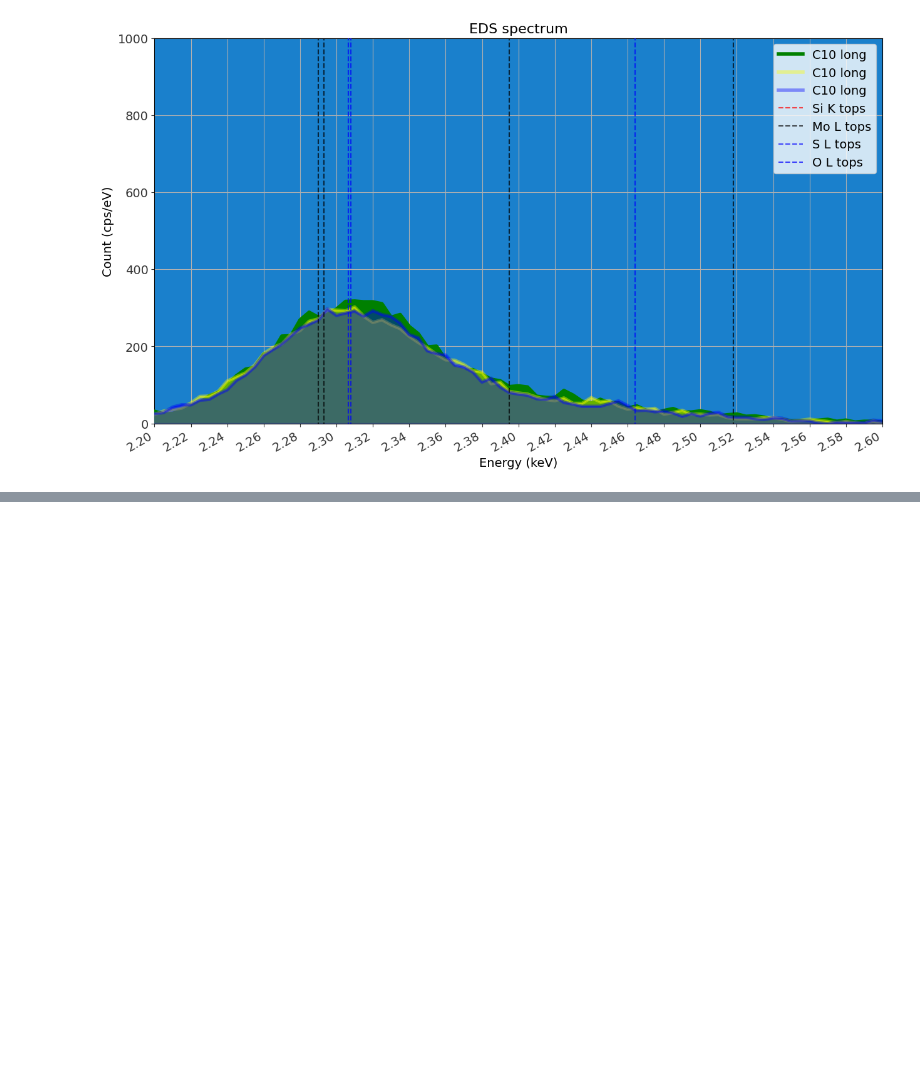
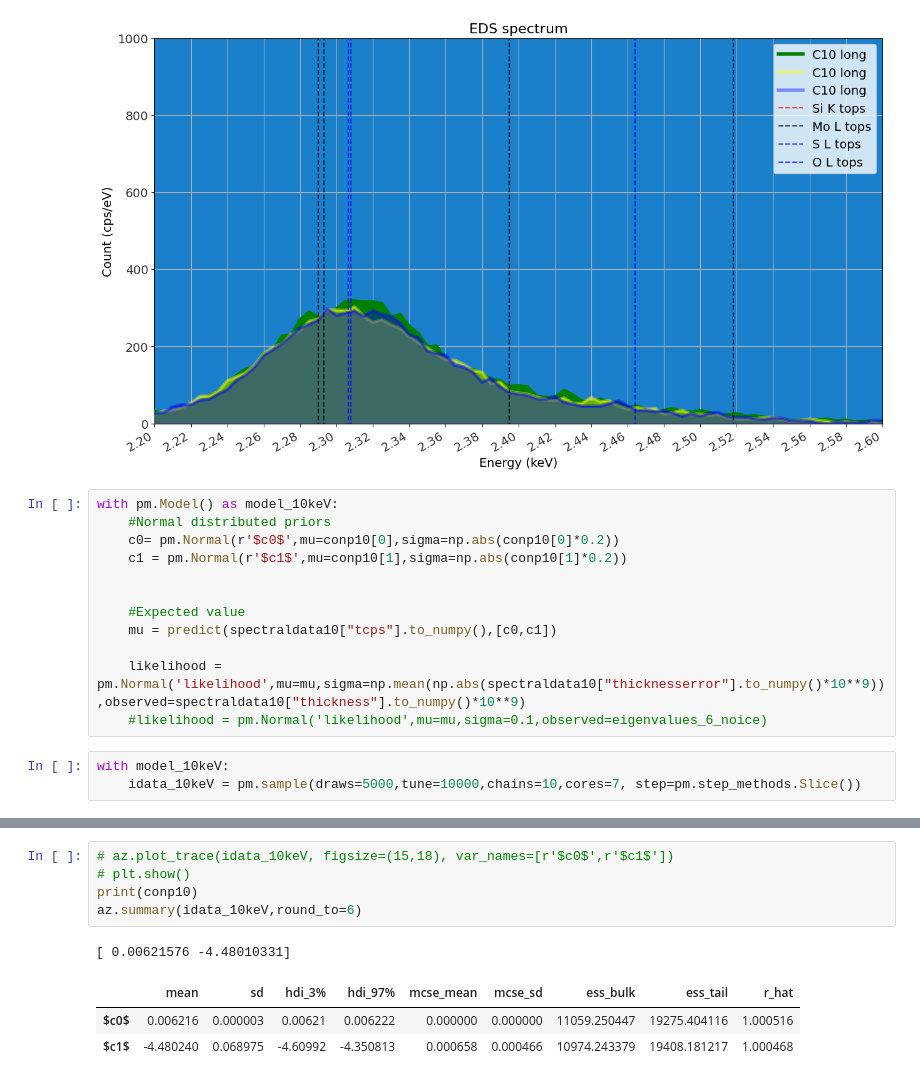
Before and after one commit to Lionfish30/Sommarjobb-2024, a Jupyter notebook: Data Importer.ipynb, the cells around one changed output, grey strips where cells are left out. Saved outputs shown, nothing was run; the diff lists cells and outputs as text; blank space fills up the shorter version.

```diff
--- a/Data Importer.ipynb
+++ b/Data Importer.ipynb
@@ -588,3 +580,18 @@ ax.legend(fontsize=14)
 plt.show()
 # %% [output]
 [figure]
+# %%
+with pm.Model() as model_10keV:
+    #Normal distributed priors
+    c0= pm.Normal(r'$c0$',mu=conp10[0],sigma=np.abs(conp10[0]*0.2))
+    c1 = pm.Normal(r'$c1$',mu=conp10[1],sigma=np.abs(conp10[1]*0.2))
+
+
+    #Expected value
+    mu = predict(spectraldata10["tcps"].to_numpy(),[c0,c1])
+
+    likelihood = pm.Normal('likelihood',mu=mu,sigma=np.mean(np.abs(spectraldata10["thicknesserror"].to_numpy()*10**9)),observed=spectraldata10["thickness"].to_numpy()*10**9)
+    #likelihood = pm.Normal('likelihood',mu=mu,sigma=0.1,observed=eigenvalues_6_noice)
+# %%
+with model_10keV:
+    idata_10keV = pm.sample(draws=5000,tune=10000,chains=10,cores=7, step=pm.step_methods.Slice())
@@ -590,0 +605,10 @@ plt.show()
+# %%
+# az.plot_trace(idata_10keV, figsize=(15,18), var_names=[r'$c0$',r'$c1$'])
+# plt.show()
+print(conp10)
+az.summary(idata_10keV,round_to=6)
+# %% [output]
+[ 0.00621576 -4.48010331]
+|  | mean | sd | hdi_3% | hdi_97% | mcse_mean | mcse_sd | ess_bulk | ess_tail | r_hat |
+| $c0$ | 0.006216 | 0.000003 | 0.00621 | 0.006222 | 0.000000 | 0.000000 | 11059.250447 | 19275.404116 | 1.000516 |
+| $c1$ | -4.480240 | 0.068975 | -4.60992 | -4.350813 | 0.000658 | 0.000466 | 10974.243379 | 19408.181217 | 1.000468 |
```
Also changed, not shown: parts of 9 cells of this notebook.
